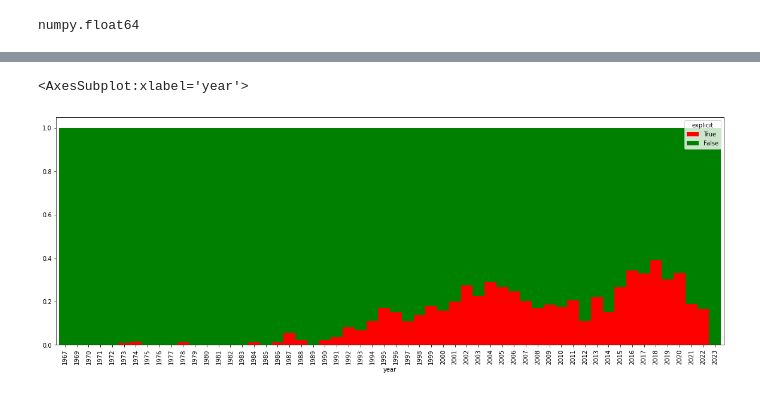
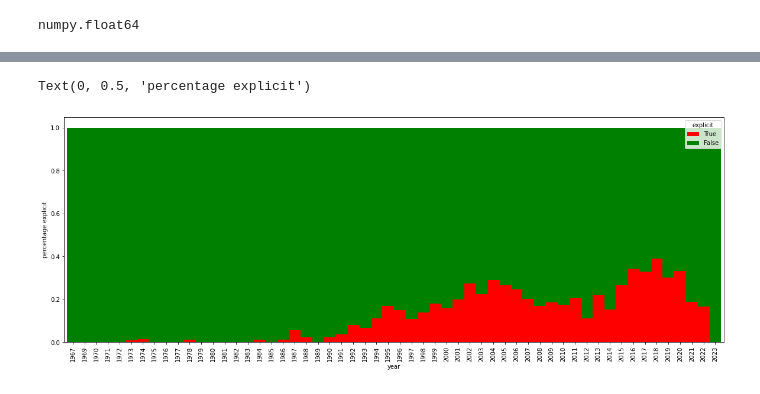
Before and after one commit to TimKond/Spotify, a Jupyter notebook: dataVisualization.ipynb, the cells around one changed output, grey strips where cells are left out. Drawn from its saved outputs; the diff is of its cells as text; code cells hidden in the pictures.

```diff
--- a/dataVisualization.ipynb
+++ b/dataVisualization.ipynb
@@ -110,6 +138,7 @@ sns.violinplot(ax=ax, data=df[df["year"]>= 2010],x="year",y="duration_minutes",
 # %%
 # plotting ratio of explicit songs by year
-pd.crosstab(index=df['year'],columns=df["explicit"], normalize="index").loc[(slice(None), (True,False))].plot(kind="bar", stacked=True, color=["red","green"], figsize=(20,7), width=1)
+ax = pd.crosstab(index=df['year'],columns=df["explicit"], normalize="index").loc[(slice(None), (True,False))].plot(kind="bar", stacked=True, color=["red","green"], figsize=(20,7), width=1)
+ax.set_ylabel("percentage explicit")
 # %% [output]
-<AxesSubplot:xlabel='year'>
+Text(0, 0.5, 'percentage explicit')
-[figure, old version]
+[figure, new version]
```
Also changed, not shown: parts of 15 cells of this notebook.
